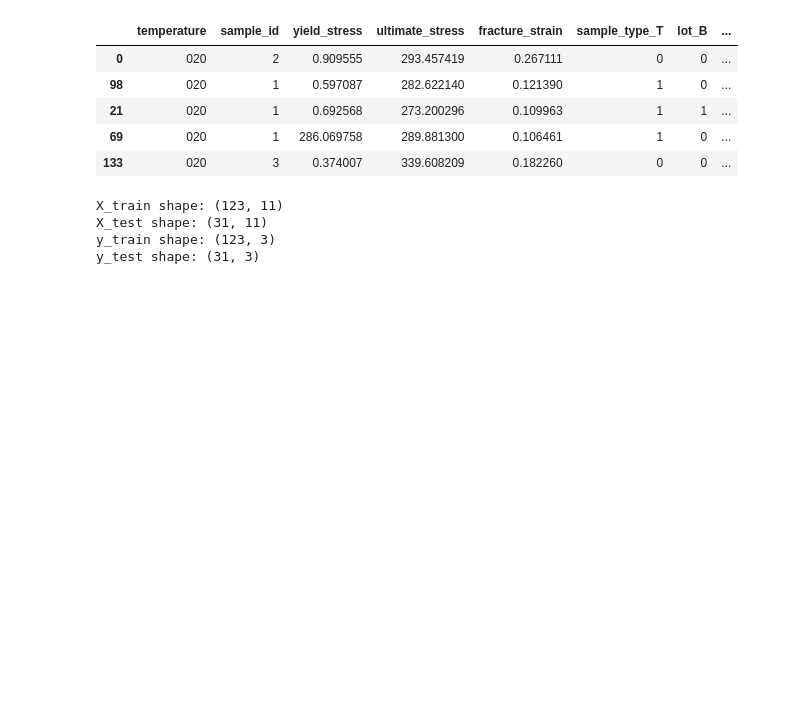
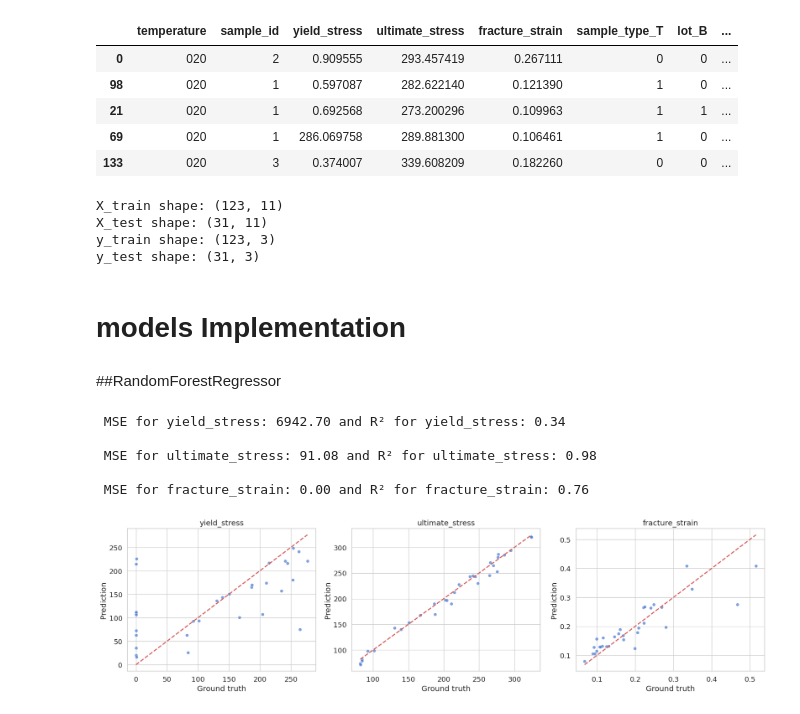
Before and after one commit to MajedeR/mechanical-stress-prediction, a Jupyter notebook: stress_prediction_6061.ipynb, the cells around one changed output. Drawn from its saved outputs; the diff is of its cells as text; code cells hidden in the pictures; blank space fills up the shorter version.

```diff
--- a/stress_prediction_6061.ipynb
+++ b/stress_prediction_6061.ipynb
@@ -255,3 +260,48 @@ y_test shape: (31, 3)
 scaler = MinMaxScaler()
 X_train_scaled = scaler.fit_transform(X_train)
 X_test_scaled = scaler.transform(X_test)
+# %% [markdown]
+# models Implementation
+# %% [markdown]
+##RandomForestRegressor
+# %%
+#Create RandomForestRegressor model
+rf_model = MultiOutputRegressor(RandomForestRegressor(n_estimators=100,random_state=42,max_depth=10))
+
+#Train RandomForestRegressor model with train dataset
+rf_model.fit(X_train_scaled, y_train)
+
+#Test RandomForestRegressor model with test dataset
+y_pred_rf = rf_model.predict(X_test_scaled)
+
+#Evaluate model
+mse_rf = mean_squared_error(y_test, y_pred_rf, multioutput='raw_values')
+r2_rf = r2_score(y_test, y_pred_rf, multioutput='raw_values')
+
+#Print evaluation results for each output
+target_names = ['yield_stress', 'ultimate_stress', 'fracture_strain']
+for i, name in enumerate(target_names):
+    print(f"\n MSE for {name}: {mse_rf[i]:.2f} and R² for {name}: {r2_rf[i]:.2f}")
+# %% [output]
+ MSE for yield_stress: 6942.70 and R² for yield_stress: 0.34
+
+ MSE for ultimate_stress: 91.08 and R² for ultimate_stress: 0.98
+
+ MSE for fracture_strain: 0.00 and R² for fracture_strain: 0.76
+# %%
+#Plot ground truth and prediction for each output
+plt.figure(figsize=(18, 5))
+for i, name in enumerate(target_names):
+    plt.subplot(1, 3, i + 1)
+    sns.scatterplot(x=y_test.iloc[:, i], y=y_pred_rf[:, i], alpha=0.7)
+    plt.plot([y_test.iloc[:, i].min(), y_test.iloc[:, i].max()],
+             [y_test.iloc[:, i].min(), y_test.iloc[:, i].max()],
+             'r--', linewidth=2)
+    plt.xlabel("Ground truth")
+    plt.ylabel("Prediction")
+    plt.title(f"{name}")
+
+plt.tight_layout()
+plt.show()
+# %% [output]
+[figure, added]
```
Also changed, not shown: parts of 6 cells of this notebook.
